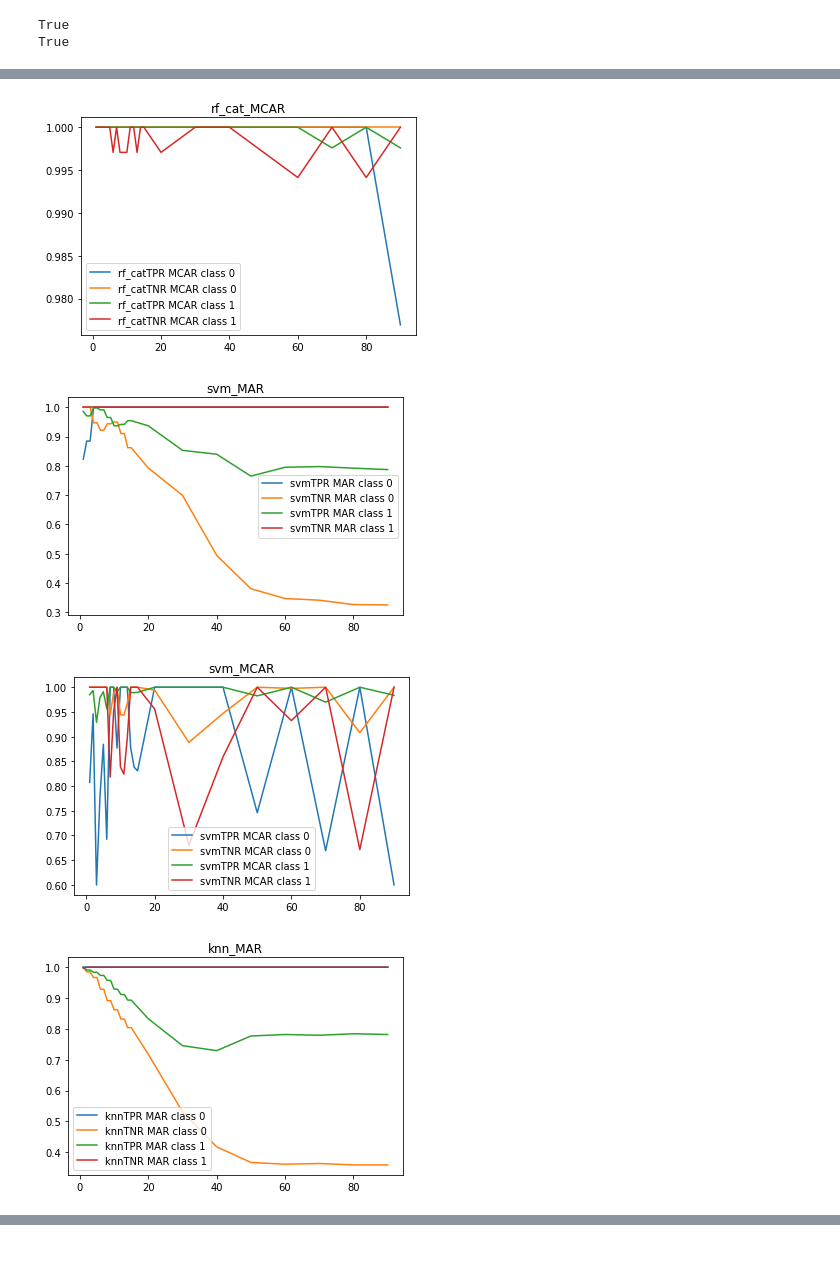
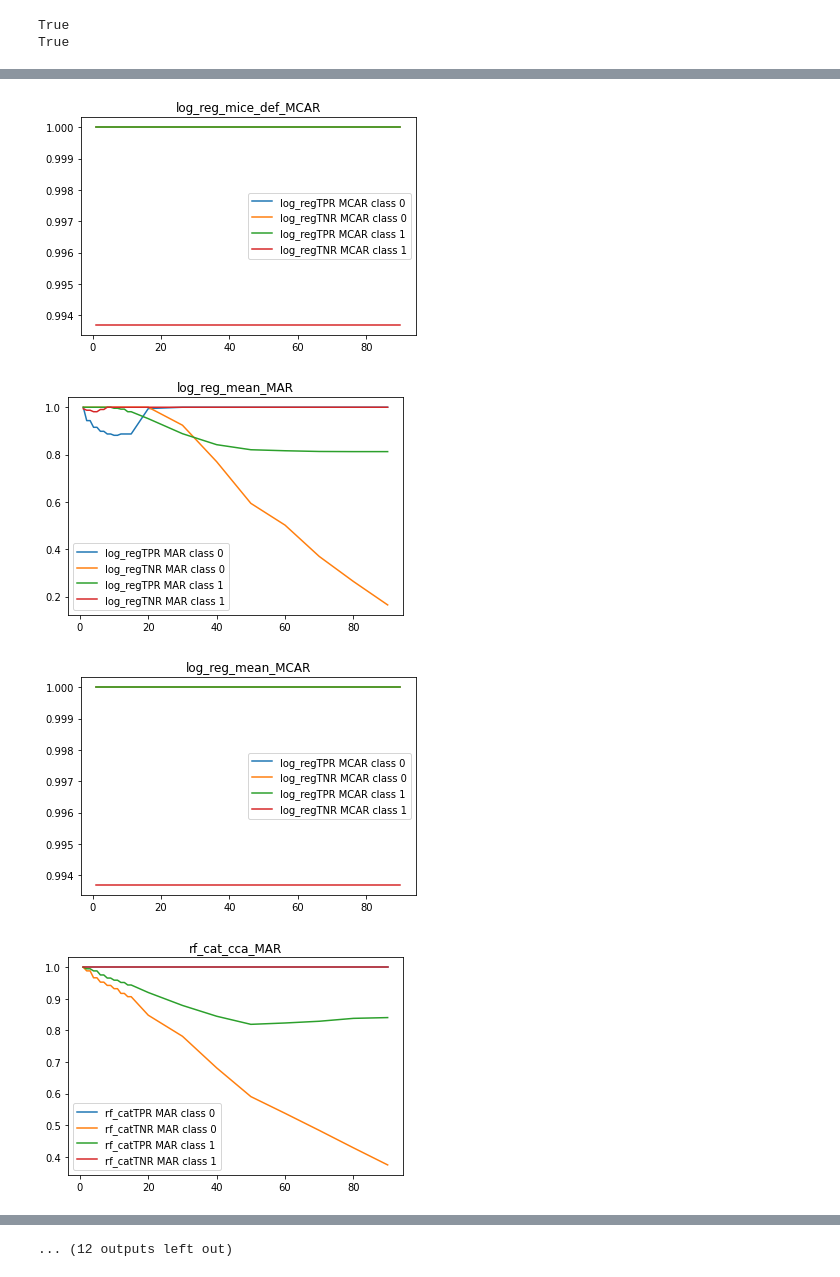
Before and after one commit to mjdioli/masters, a Jupyter notebook: synthetic.ipynb, the cells around one changed output, grey strips where cells are left out. Saved outputs shown, nothing was run; the diff lists cells and outputs as text; code cells hidden in the pictures.

Commit message:
Working mean and single mice imputation

```diff
--- a/synthetic.ipynb
+++ b/synthetic.ipynb
@@ -74,8 +76,10 @@ mar_missing_distr(data_no_cross)
+# %%
+size = 10000
 # %%
 #Categorical data
-x_1 = np.random.normal(40, 10, size = 10000)
-x_2 = np.random.binomial(1,0.65, size = 10000)
+x_1 = np.random.normal(40, 10, size = size)
+x_2 = np.random.binomial(1,0.65, size = size)
 y = np.around(sigmoid(x_1+x_2*20, alpha = 50)).astype(int)
 synth_cat = pd.DataFrame({"y": y, "x_1":x_1, "x_2":x_2})
-synth_cat_test = synth_cat.iloc[:3000,:]
-synth_cat_train = synth_cat.iloc[3000:,:]
+synth_cat_test = synth_cat.iloc[:round(0.3*size),:]
+synth_cat_train = synth_cat.iloc[round(0.3*size):,:]
@@ -201,2 +279,2 @@ synth_cat_train
 # %%
-res = test_bench(synth_cat_train, synth_cat_test, "y", "x_2")
+res = test_bench(synth_cat_train, synth_cat_test, "y", "x_2", "x_2")
@@ -243,3 +350,6 @@ def plotting(models, results):
 # %%
-plotting(["log_reg", "rf_cat", "svm", "knn"], res)
+try:
+    plotting(["log_reg", "rf_cat", "svm", "knn"],["cca", "mice_def", "mean"], res)
+except Exception as e:
+    print(e)
 # %% [output]
@@ -249,4 +359,4 @@ plotting(["log_reg", "rf_cat", "svm", "knn"], res)
-[figure, old version]
+[figure, new version]
-[figure, old version]
+[figure, new version]
-[figure, old version]
+[figure, new version]
-[figure, old version]
+[figure, new version]
@@ -253,0 +368 @@ plotting(["log_reg", "rf_cat", "svm", "knn"], res)
+... (12 outputs left out)
```
Also changed, not shown: parts of 20 cells of this notebook.
